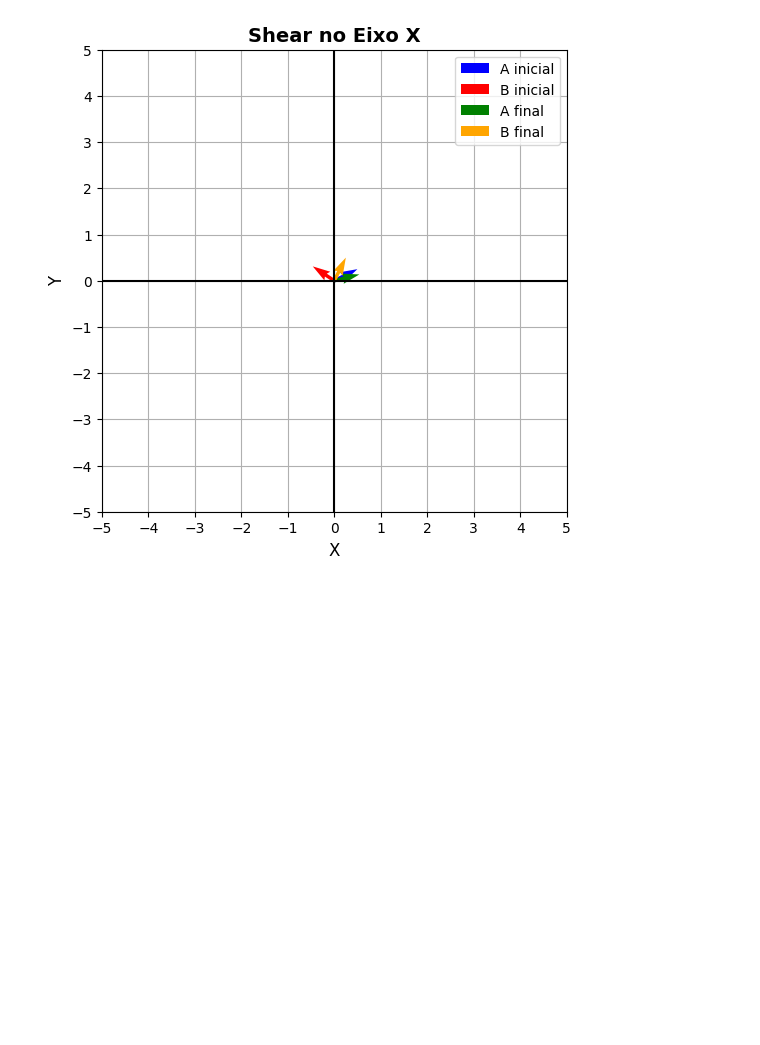
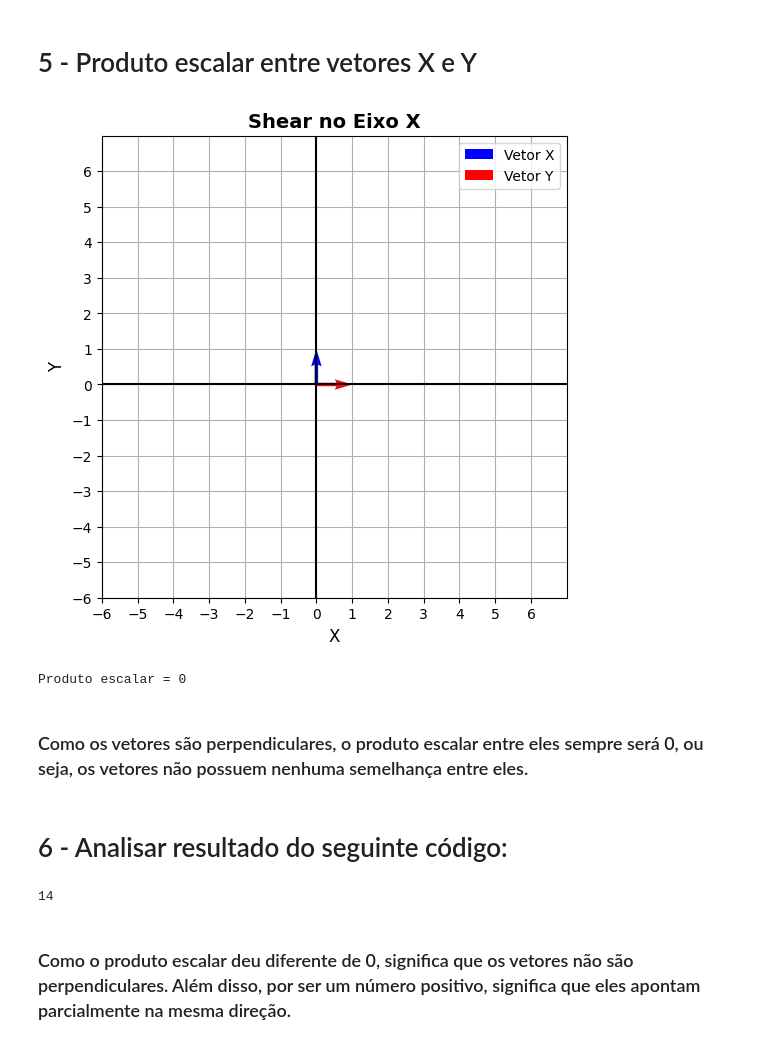
Before and after one commit to mauricioaires30/Matematica-Computacional, a Jupyter notebook: trabalho_01.ipynb, the cells around one changed output. Saved outputs shown, nothing was run; the diff lists cells and outputs as text; code cells hidden in the pictures; blank space fills up the shorter version.

```diff
--- a/trabalho_01.ipynb
+++ b/trabalho_01.ipynb
@@ -252,23 +265,32 @@ $$
-# %%
-initial_A = np.array([2, 1])
-initial_B = np.array([-3, 2])
-
-k = 2
-matrix = create_shear_matrix(k)
-
-final_A = transform_vector(initial_A, matrix)
-final_B = transform_vector(initial_B, matrix)
-
-draw_graph("Shear no Eixo X",
-    [
-        #vetores originais
-        {"name": "A inicial", "x": initial_A[0], "y": initial_A[1], "color": "blue"},
-        {"name": "B inicial", "x": initial_B[0], "y": initial_B[1], "color": "red"},
-
-        #vetores rotacionados
-        {"name": "A final", "x": final_A[0], "y": final_A[1], "color": "green"},
-        {"name": "B final", "x": final_B[0], "y": final_B[1], "color": "orange"}
-    ]
-)
-# %% [output]
-[figure, removed]
+# %% [markdown]
+# 5 - Produto escalar entre vetores X e Y
+# %%
+vec_x = np.array([0, 1])
+vec_y = transform_vector(vec_x, rotation_matrix)
+
+draw_graph("Shear no Eixo X",
+    [
+        #vetores unitários originais
+        {"name": "Vetor X", "x": vec_x[0], "y": vec_x[1], "color": "blue"},
+        {"name": "Vetor Y", "x": vec_y[0], "y": vec_y[1], "color": "red"},
+    ]
+)
+
+print(f"Produto escalar = {np.dot(vec_x, vec_y)}")
+# %% [output]
+[figure, added]
+Produto escalar = 0
+# %% [markdown]
+### Como os vetores são perpendiculares, o produto escalar entre eles sempre será 0, ou seja, os vetores não possuem nenhuma semelhança entre eles.
+# %% [markdown]
+# 6 - Analisar resultado do seguinte código:
+# %%
+v1 = np.array([1, 2])
+v2 = np.array([4, 5])
+
+dot = np.dot(v1, v2)
+print(dot)
+# %% [output]
+14
+# %% [markdown]
+### Como o produto escalar deu diferente de 0, significa que os vetores não são perpendiculares. Além disso, por ser um número positivo, significa que eles apontam parcialmente na mesma direção.
```
Also changed, not shown: parts of 15 cells of this notebook, 1 other file.
